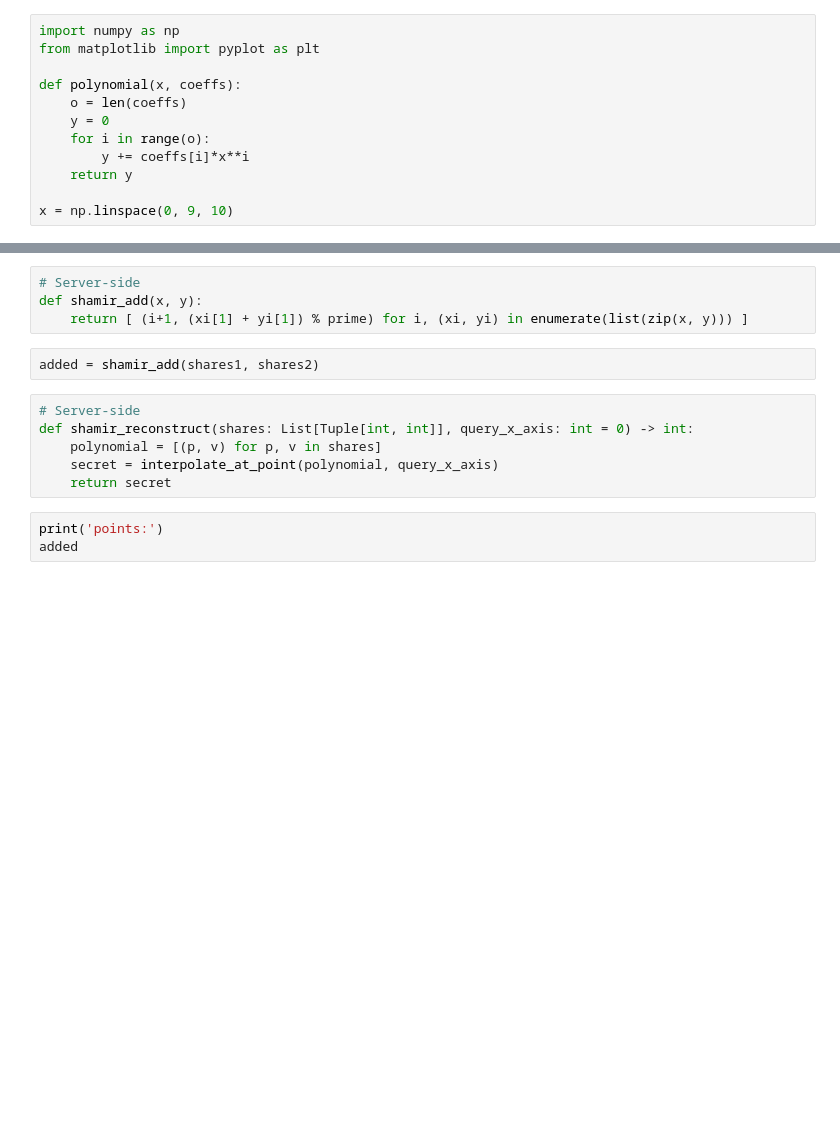
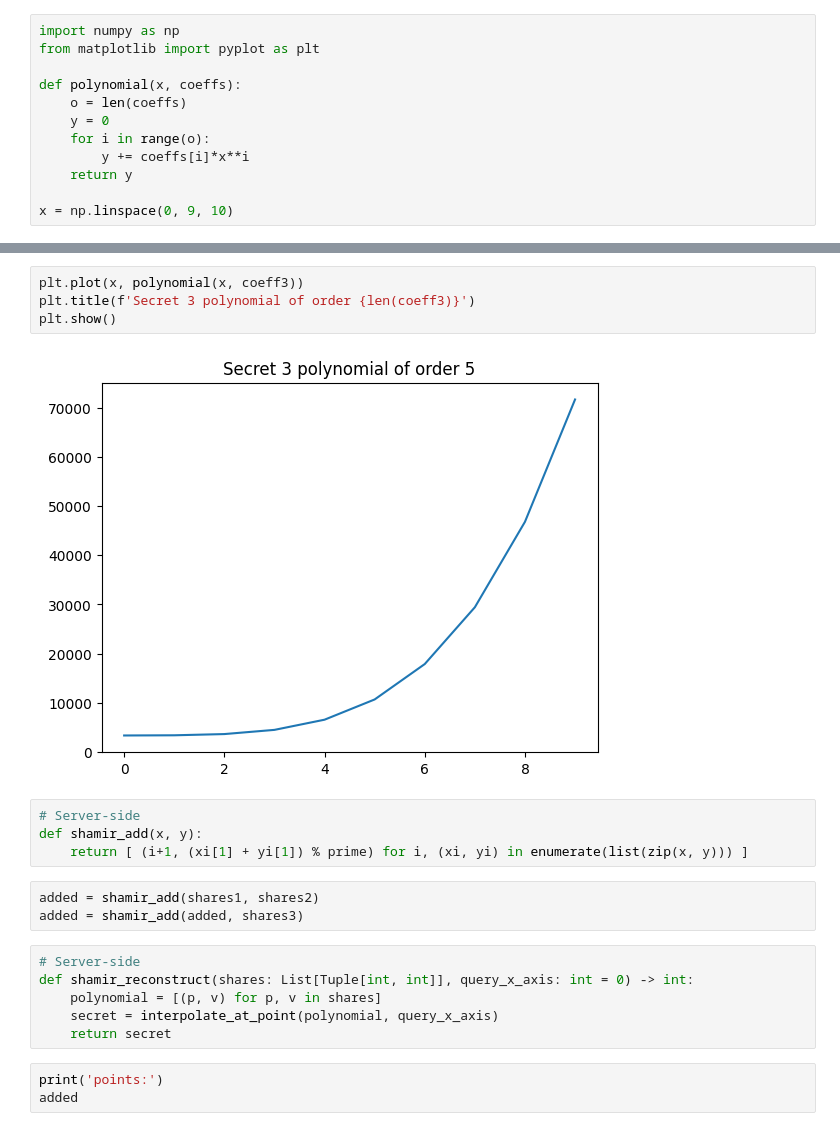
Before and after one commit to ch3njust1n/cryptography, a Jupyter notebook: Shamirs Secret Sharing.ipynb, the cells around one changed output, grey strips where cells are left out. Saved outputs shown, nothing was run; the diff lists cells and outputs as text; blank space fills up the shorter version.

```diff
--- a/Shamirs Secret Sharing.ipynb
+++ b/Shamirs Secret Sharing.ipynb
@@ -90,9 +94,16 @@ plt.show()
+# %%
+plt.plot(x, polynomial(x, coeff3))
+plt.title(f'Secret 3 polynomial of order {len(coeff3)}')
+plt.show()
+# %% [output]
+[figure, added]
 # %%
 # Server-side
 def shamir_add(x, y):
     return [ (i+1, (xi[1] + yi[1]) % prime) for i, (xi, yi) in enumerate(list(zip(x, y))) ]
 # %%
 added = shamir_add(shares1, shares2)
+added = shamir_add(added, shares3)
 # %%
 # Server-side
 def shamir_reconstruct(shares: List[Tuple[int, int]], query_x_axis: int = 0) -> int:
```
Also changed, not shown: parts of 7 cells of this notebook.
